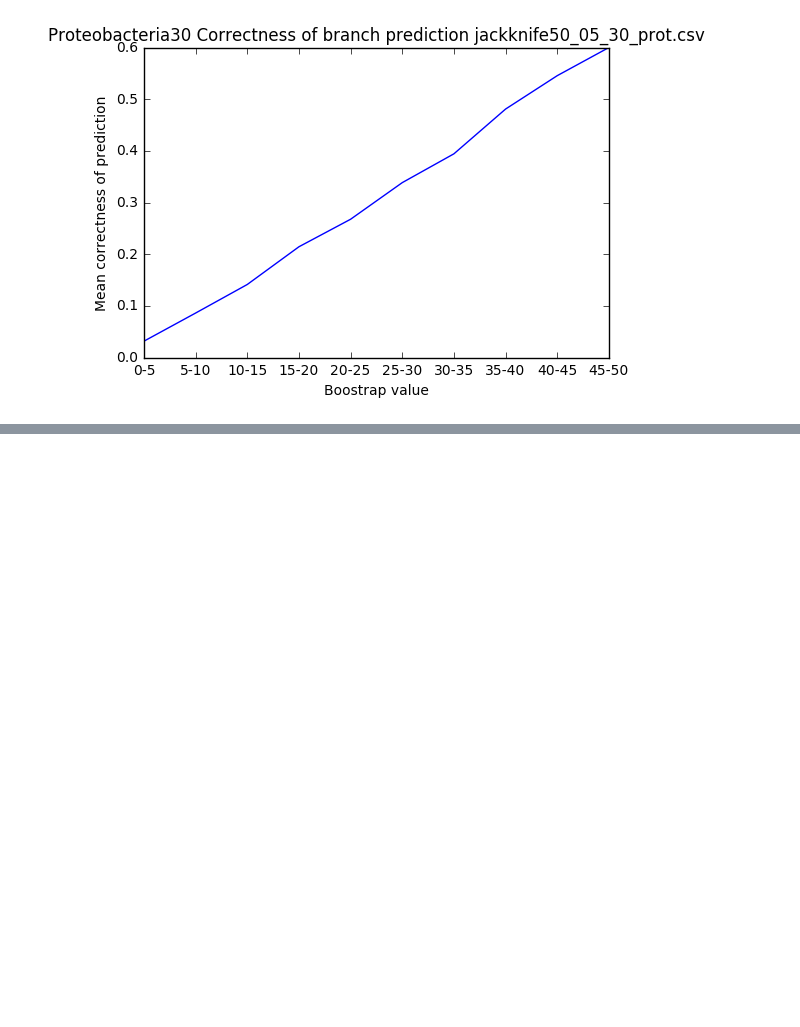
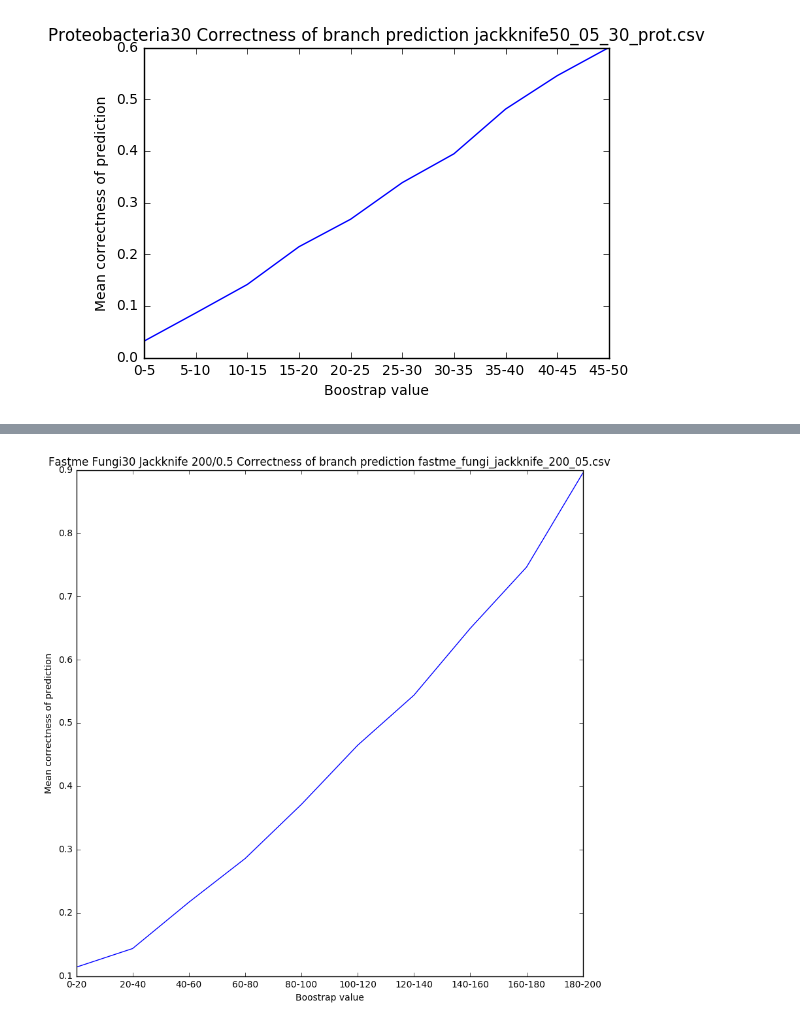
Before and after one commit to dmitrypenzar1996/PQ, a Jupyter notebook: boot_an/Boot_an.ipynb, the cells around one changed output, grey strips where cells are left out. Drawn from its saved outputs; the diff is of its cells as text; code cells hidden in the pictures; blank space fills up the shorter version.

```diff
--- a/boot_an/Boot_an.ipynb
+++ b/boot_an/Boot_an.ipynb
@@ -321,0 +347,20 @@ for pred in predictors:
+# %%
+for pred in predictors:
+    if pred.boot_score.shape[0]:
+        bins = np.linspace(0, np.max(pred.boot_score), 10, endpoint=False)
+        step = float(bins[1] - bins[0])
+
+        pos = np.digitize(pred.boot_score, bins)
+        mean_is_true = np.zeros(len(bins))
+
+        for i, b in enumerate(bins, start = 1):
+            mean_is_true[i - 1] = np.mean(pred.is_true[pos == i])
+        plt.figure(figsize=(10,10))
+        plt.title("Fastme Fungi30 Jackknife 200/0.5 Correctness of branch prediction {}".format(pred.name))
+        plt.plot(mean_is_true)
+        plt.xlabel("Boostrap value")
+        plt.ylabel("Mean correctness of prediction")
+        plt.xticks(np.arange(len(mean_is_true)), ["{:.0f}-{:.0f}".format(x * step , (x + 1) * step) for x in xrange(len(mean_is_true))])
+        plt.show()
+# %% [output]
+[figure, added]
```
Also changed, not shown: parts of 5 cells of this notebook, 1 other file.
